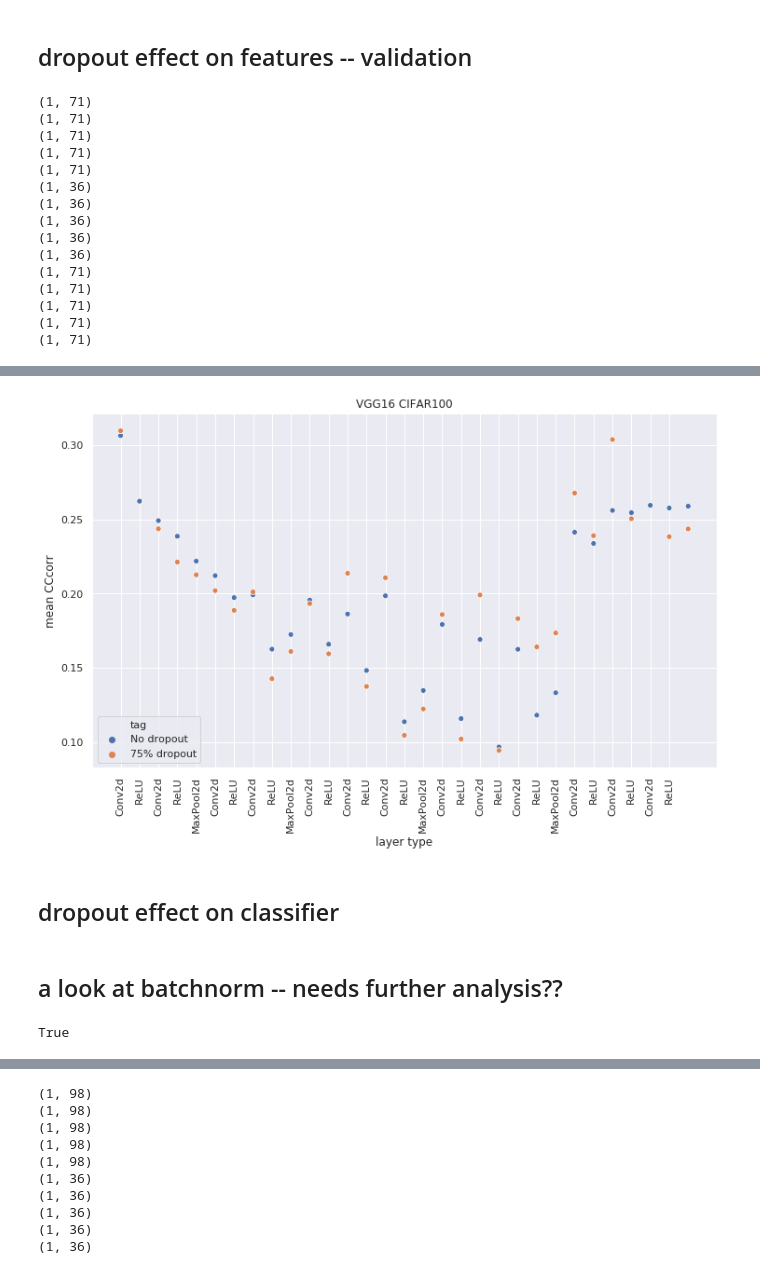
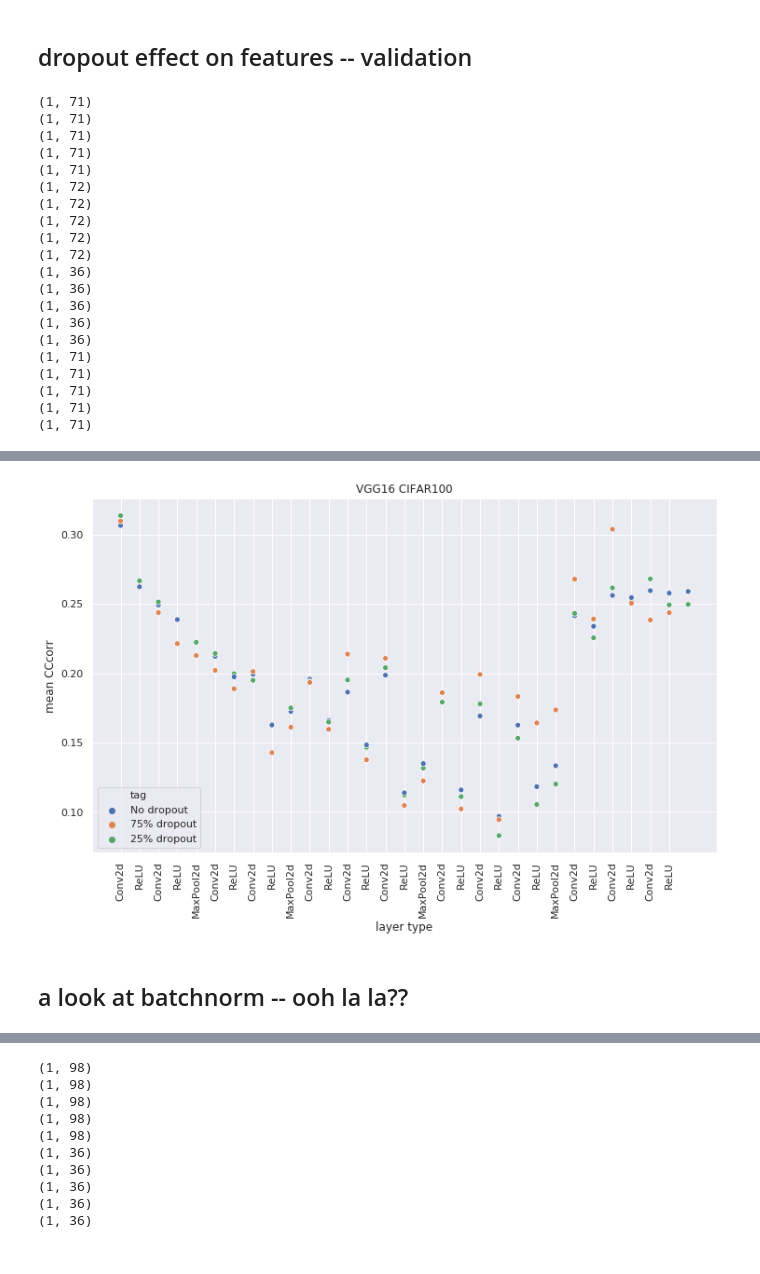
Before and after one commit to dapello/vgg-feature-gen, a Jupyter notebook: visualize_layers.ipynb, the cells around one changed output, grey strips where cells are left out. Cells and saved outputs as stored; diff of their text form; code cells hidden in the pictures.

```diff
--- a/visualize_layers.ipynb
+++ b/visualize_layers.ipynb
@@ -69,3 +12,0 @@ df.tail()
-# %%
-for v in ['D_M_vec','R_M_vec', 'a_Mfull_vec', 'a_M_vec', 'CCcorr']:
-    display(df, v, 'features', 'VGG16 CIFAR100')
@@ -353,5 +346,6 @@ for v in ['D_M_vec','R_M_vec', 'a_Mfull_vec', 'a_M_vec', 'CCcorr']:
 # %%
-mani_dir = '../vgg-feature-gen/CIFAR100/manifold_formatted_drop_0_feature_vgg16_seed0/'
+## redo w/ new random sorted examples
+mani_dir = '../vgg-feature-gen/CIFAR100/manifold_formatted-drop_0-vgg16-features-sort_random-seed_0/'
 paths, data = load_data(mani_dir)
 
 tag = 'No dropout, '
@@ -389,16 +383,17 @@ df = df.append(frame_constructor(paths, data, 'a_M_vec', tag=tag, mean=True))
 df = df.append(frame_constructor(paths, data, 'a_Mfull_vec', tag=tag, mean=True))
 df = df.append(frame_constructor(paths, data, 'CCcorr', tag=tag))
 
-# #### something wrong with drop 25???
-# mani_dir = '../vgg-feature-gen/CIFAR100/manifold_formatted_drop_25_feature_vgg16_seed0/'
-# paths, data = load_data(mani_dir)
 
-# tag = '25% dropout'
-# df = df.append(frame_constructor(paths, data, 'D_M_vec', tag=tag, mean=True))
-# df = df.append(frame_constructor(paths, data, 'R_M_vec', tag=tag, mean=True))
-# df = df.append(frame_constructor(paths, data, 'a_M_vec', tag=tag, mean=True))
-# df = df.append(frame_constructor(paths, data, 'a_Mfull_vec', tag=tag, mean=True))
-# df = df.append(frame_constructor(paths, data, 'CCcorr', tag=tag))
+mani_dir = '../vgg-feature-gen/CIFAR100/manifold_formatted-drop_25-vgg16-features-sort_betasoftmax-seed_0/'
+paths, data = load_data(mani_dir)
+
+tag = '25% dropout'
+df = df.append(frame_constructor(paths, data, 'D_M_vec', tag=tag, mean=True))
+df = df.append(frame_constructor(paths, data, 'R_M_vec', tag=tag, mean=True))
+df = df.append(frame_constructor(paths, data, 'a_M_vec', tag=tag, mean=True))
+df = df.append(frame_constructor(paths, data, 'a_Mfull_vec', tag=tag, mean=True))
+df = df.append(frame_constructor(paths, data, 'CCcorr', tag=tag))
+
 
 mani_dir = '../vgg-feature-gen/CIFAR100/vgg16_manifolds_top50/'
 paths, data = load_data(mani_dir)
@@ -451,6 +451,9 @@ for v in ['D_M_vec','R_M_vec', 'a_Mfull_vec', 'a_M_vec', 'CCcorr']:
 # %% [markdown]
 ## dropout effect on features -- validation
 # %%
+### need to do val on drop 50.. probably re do it entirely.
+
+
 mani_dir = '../vgg-feature-gen/CIFAR100/manifold_formatted_drop_0_feature_vgg16_seed0/'
 paths, data = load_data(mani_dir)
 
@@ -461,16 +464,15 @@ df = df.append(frame_constructor(paths, data, 'a_M_vec', tag=tag, mean=True))
 df = df.append(frame_constructor(paths, data, 'a_Mfull_vec', tag=tag, mean=True))
 df = df.append(frame_constructor(paths, data, 'CCcorr', tag=tag))
 
-#### something wrong with drop 25???
-# mani_dir = '../vgg-feature-gen/CIFAR100/manifold_formatted_drop_25_feature_vgg16_seed0/'
-# paths, data = load_data(mani_dir)
+mani_dir = '../vgg-feature-gen/CIFAR100/manifold_formatted-drop_25-vgg16-features-sort_betasoftmax-seed_0/'
+paths, data = load_data(mani_dir)
 
-# tag = '25% dropout'
-# df = df.append(frame_constructor(paths, data, 'D_M_vec', tag=tag, mean=True))
-# df = df.append(frame_constructor(paths, data, 'R_M_vec', tag=tag, mean=True))
-# df = df.append(frame_constructor(paths, data, 'a_M_vec', tag=tag, mean=True))
-# df = df.append(frame_constructor(paths, data, 'a_Mfull_vec', tag=tag, mean=True))
-# df = df.append(frame_constructor(paths, data, 'CCcorr', tag=tag))
+tag = '25% dropout'
+df = df.append(frame_constructor(paths, data, 'D_M_vec', tag=tag, mean=True))
+df = df.append(frame_constructor(paths, data, 'R_M_vec', tag=tag, mean=True))
+df = df.append(frame_constructor(paths, data, 'a_M_vec', tag=tag, mean=True))
+df = df.append(frame_constructor(paths, data, 'a_Mfull_vec', tag=tag, mean=True))
+df = df.append(frame_constructor(paths, data, 'CCcorr', tag=tag))
 
 mani_dir = '../vgg-feature-gen/CIFAR100/vgg16_manifolds_top50/'
 paths, data = load_data(mani_dir)
@@ -505,6 +507,11 @@ for v in ['D_M_vec','R_M_vec', 'a_Mfull_vec', 'a_M_vec', 'CCcorr']:
 (1, 71)
 (1, 71)
 (1, 71)
+(1, 72)
+(1, 72)
+(1, 72)
+(1, 72)
+(1, 72)
 (1, 36)
 (1, 36)
 (1, 36)
@@ -522,10 +529,3 @@ for v in ['D_M_vec','R_M_vec', 'a_Mfull_vec', 'a_M_vec', 'CCcorr']:
-[figure, old version]
+[figure, new version]
-# %% [markdown]
-## dropout effect on classifier
 # %% [markdown]
-## a look at batchnorm -- needs further analysis??
+## a look at batchnorm -- ooh la la??
-# %%
-df = None
-type(df) == type(None)
-# %% [output]
-True
```
Also changed, not shown: parts of 16 cells of this notebook, 1 other file.
